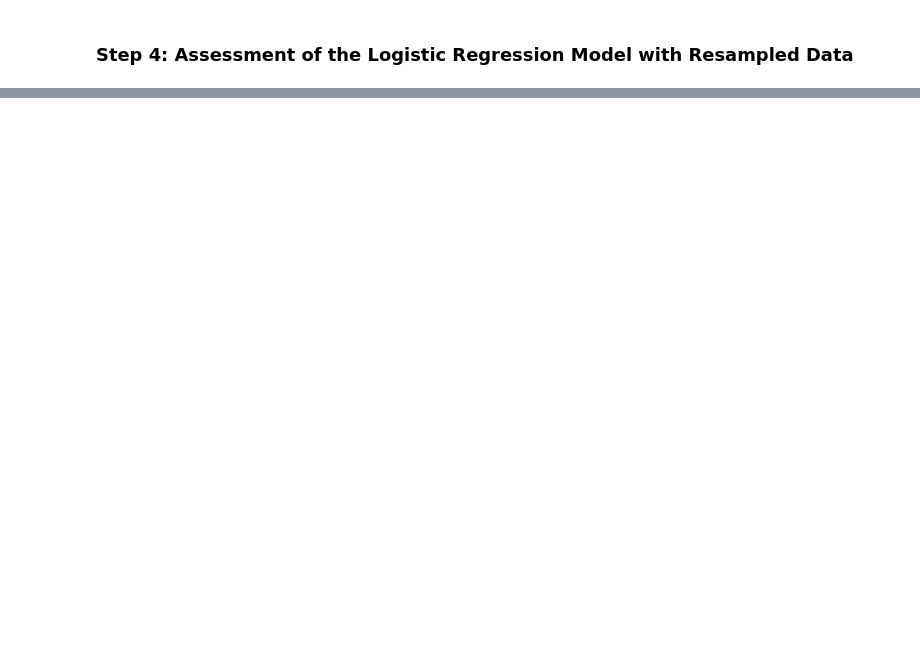
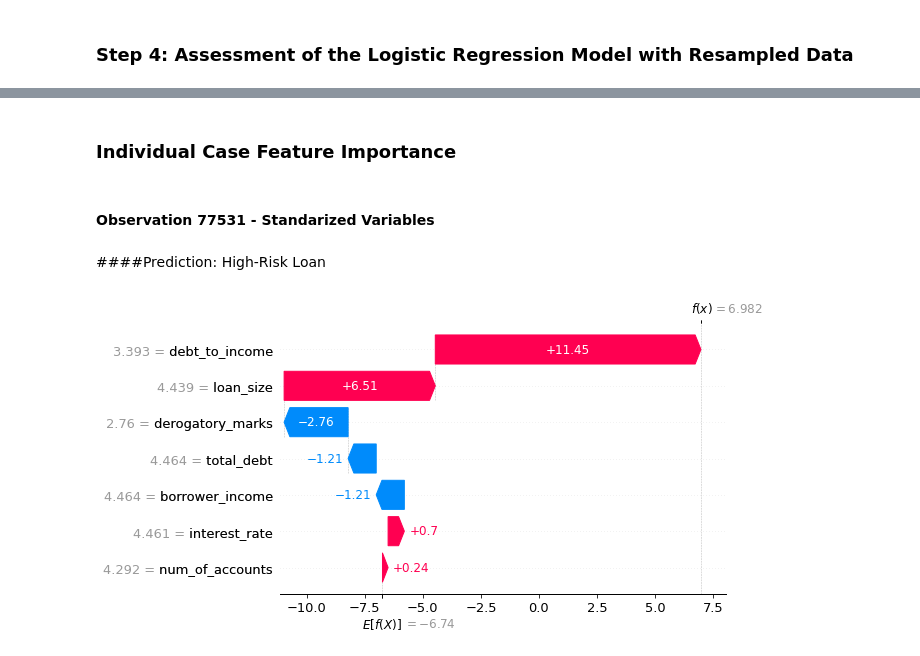
Before and after one commit to paocarvajal1912/Supervised_Credit_Risk_Classification, a Jupyter notebook: credit_risk_resampling.ipynb, the cells around one changed output, grey strips where cells are left out. Drawn from its saved outputs; the diff is of its cells as text; code cells hidden in the pictures; blank space fills up the shorter version.

```diff
--- a/credit_risk_resampling.ipynb
+++ b/credit_risk_resampling.ipynb
@@ -249,0 +313,16 @@ A full analysis is available in the README file. Thank you for reading.
+# %%
+observation_number = 77531
+display(Markdown(f"### Individual Case Feature Importance"))
+display(Markdown(f"#### Observation {observation_number} - Standarized Variables"))
+
+if y[observation_number] == 0:
+    display(Markdown(f"#### Prediction: Healthy Loan"))
+elif y[observation_number] == 1:
+    display(Markdown(f"####Prediction: High-Risk Loan"))
+
+shap.waterfall_plot(shap_values[observation_number])
+# %% [output]
+### Individual Case Feature Importance
+#### Observation 77531 - Standarized Variables
+####Prediction: High-Risk Loan
+[figure, added]
```
Also changed, not shown: parts of 29 cells of this notebook, 6 other files.
